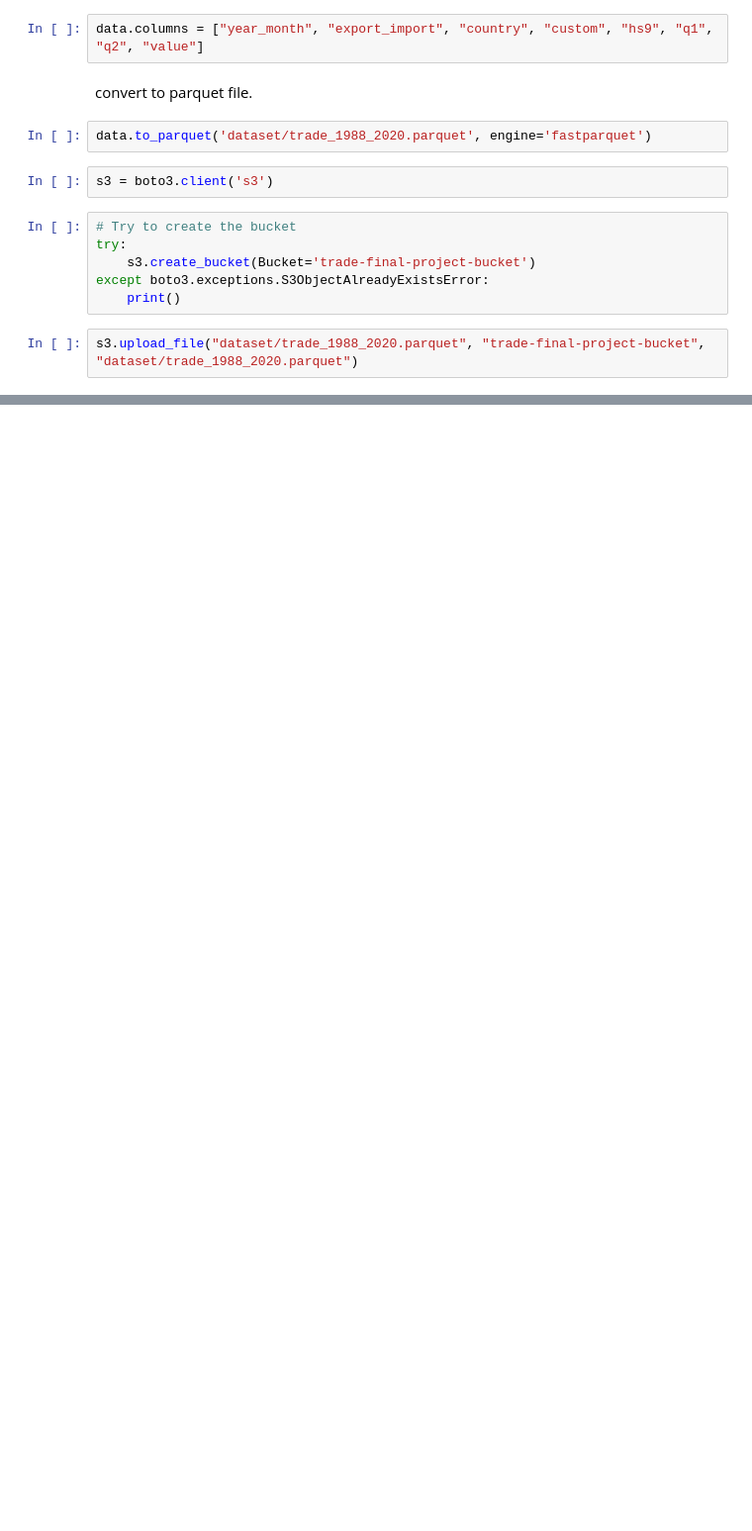
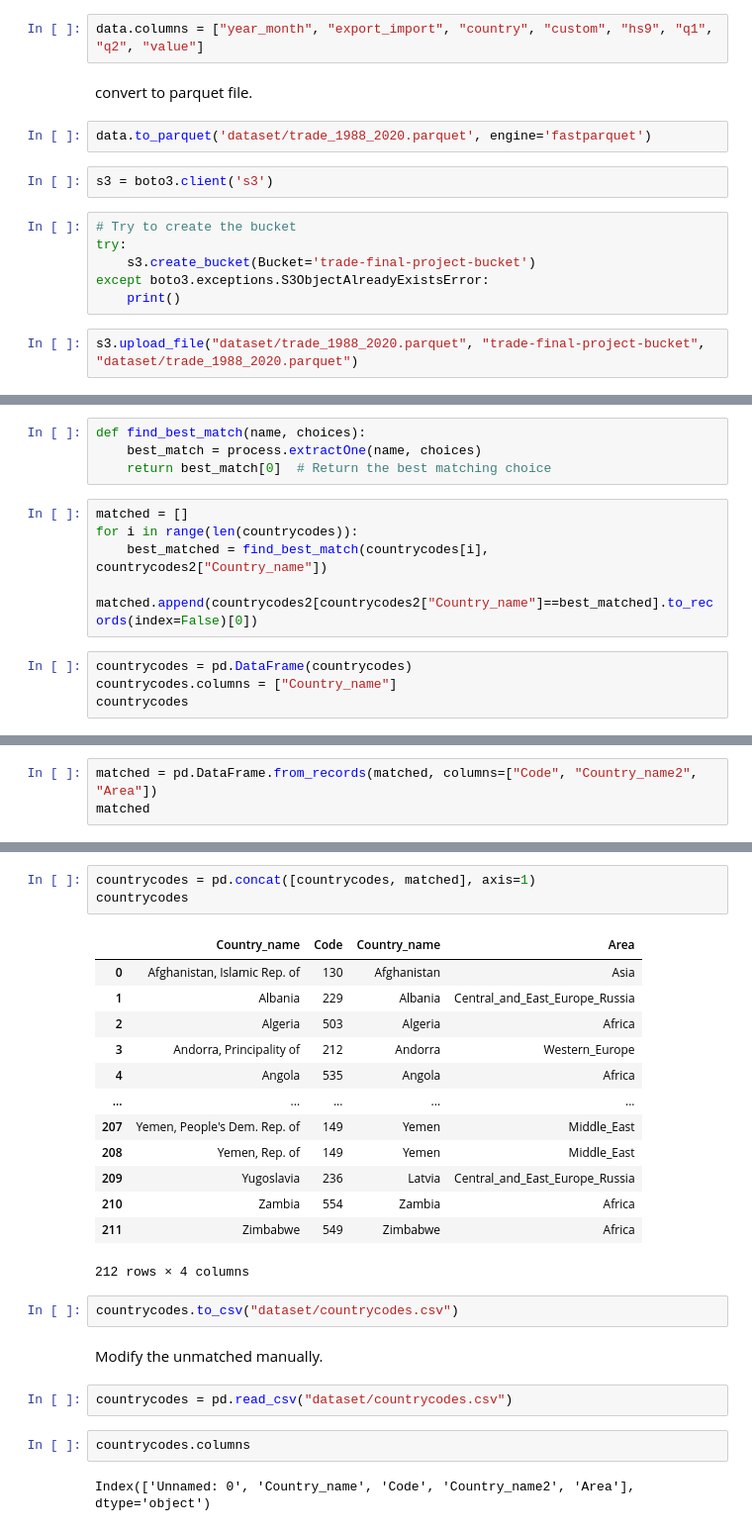
Before and after one commit to macs30123-s23/final-project-ayako, a Jupyter notebook: upload_data.ipynb, the cells around one changed output, grey strips where cells are left out. Shown: that part at 99% size. Drawn from its saved outputs; the diff is of its cells as text; blank space fills up the shorter version.

```diff
--- a/upload_data.ipynb
+++ b/upload_data.ipynb
@@ -45,0 +96,13 @@ s3.upload_file("dataset/trade_1988_2020.parquet", "trade-final-project-bucket",
+# %%
+def find_best_match(name, choices):
+    best_match = process.extractOne(name, choices)
+    return best_match[0]  # Return the best matching choice
+# %%
+matched = []
+for i in range(len(countrycodes)):
+    best_matched = find_best_match(countrycodes[i], countrycodes2["Country_name"])
+    matched.append(countrycodes2[countrycodes2["Country_name"]==best_matched].to_records(index=False)[0])
+# %%
+countrycodes = pd.DataFrame(countrycodes)
+countrycodes.columns = ["Country_name"]
+countrycodes
@@ -45,0 +123,3 @@ s3.upload_file("dataset/trade_1988_2020.parquet", "trade-final-project-bucket",
+# %%
+matched = pd.DataFrame.from_records(matched, columns=["Code", "Country_name2", "Area"])
+matched
@@ -45,0 +140,27 @@ s3.upload_file("dataset/trade_1988_2020.parquet", "trade-final-project-bucket",
+# %%
+countrycodes = pd.concat([countrycodes, matched], axis=1)
+countrycodes
+# %% [output]
+|  | Country_name | Code | Country_name | Area |
+| 0 | Afghanistan, Islamic Rep. of | 130 | Afghanistan | Asia |
+| 1 | Albania | 229 | Albania | Central_and_East_Europe_Russia |
+| 2 | Algeria | 503 | Algeria | Africa |
+| 3 | Andorra, Principality of | 212 | Andorra | Western_Europe |
+| 4 | Angola | 535 | Angola | Africa |
+| ... | ... | ... | ... | ... |
+| 207 | Yemen, People's Dem. Rep. of | 149 | Yemen | Middle_East |
+| 208 | Yemen, Rep. of | 149 | Yemen | Middle_East |
+| 209 | Yugoslavia | 236 | Latvia | Central_and_East_Europe_Russia |
+| 210 | Zambia | 554 | Zambia | Africa |
+| 211 | Zimbabwe | 549 | Zimbabwe | Africa |
+212 rows × 4 columns
+# %%
+countrycodes.to_csv("dataset/countrycodes.csv")
+# %% [markdown]
+Modify the unmatched manually.
+# %%
+countrycodes = pd.read_csv("dataset/countrycodes.csv")
+# %%
+countrycodes.columns
+# %% [output]
+Index(['Unnamed: 0', 'Country_name', 'Code', 'Country_name2', 'Area'], dtype='object')
```
Also changed, not shown: parts of 22 cells of this notebook, 1 other file.
